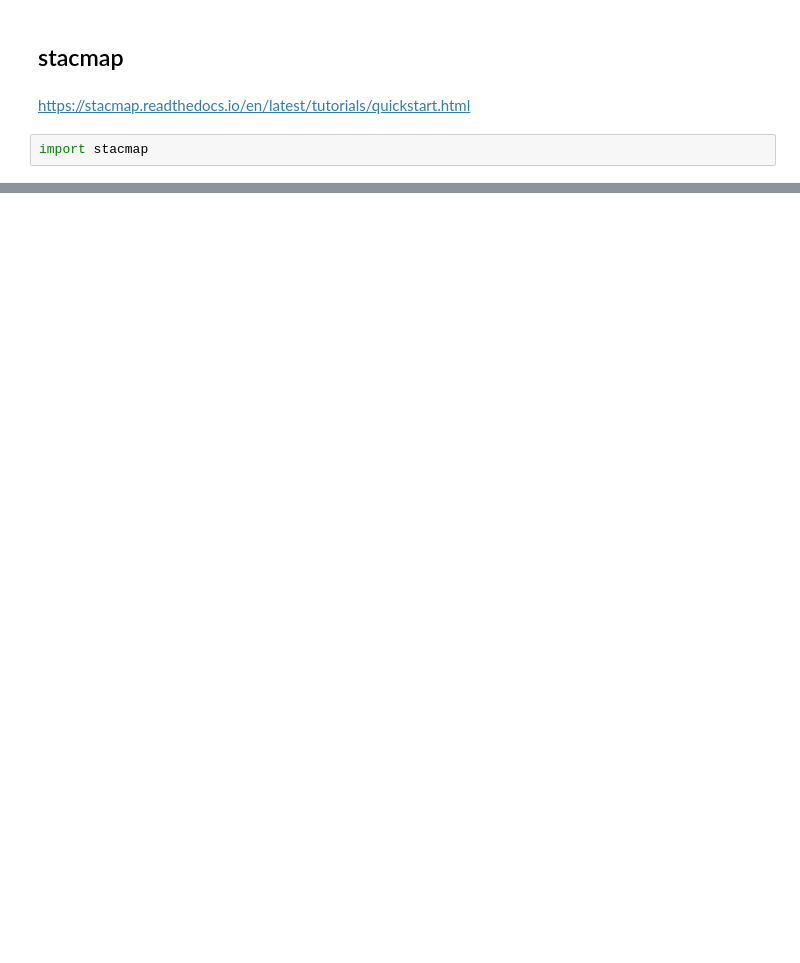
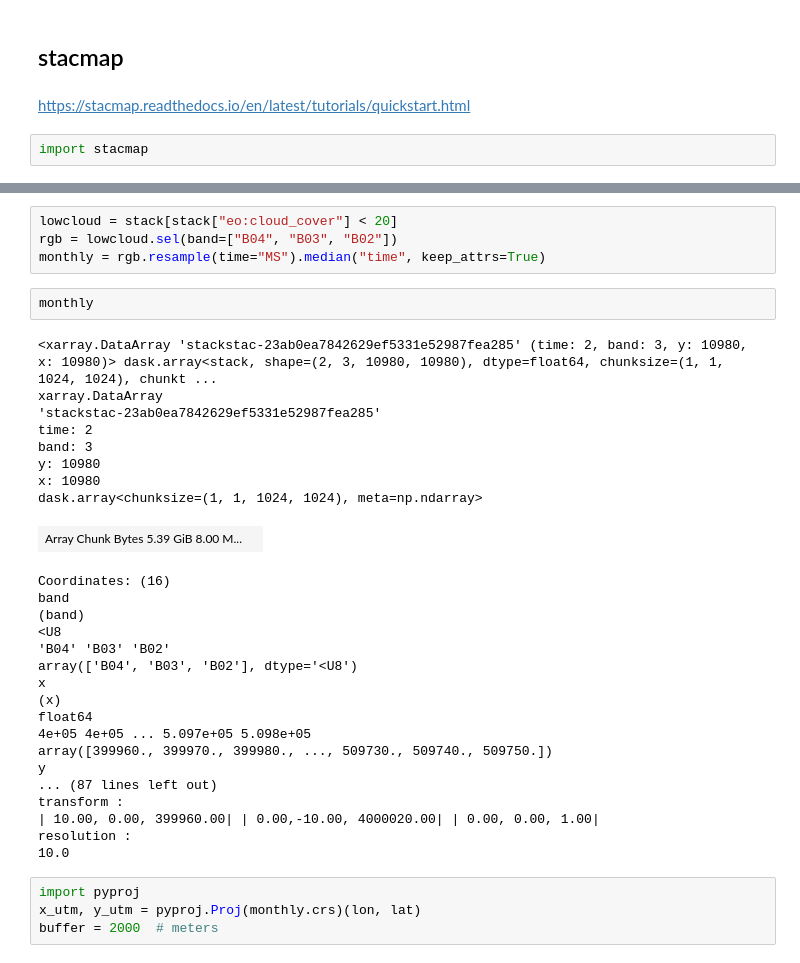
Before and after one commit to alabarga/geospatial-python, a Jupyter notebook: workshops/siglibre-2023/notebooks/3_STAC.ipynb, the cells around one changed output, grey strips where cells are left out. Drawn from its saved outputs; the diff is of its cells as text; blank space fills up the shorter version.

```diff
--- a/workshops/siglibre-2023/notebooks/3_STAC.ipynb
+++ b/workshops/siglibre-2023/notebooks/3_STAC.ipynb
@@ -87,0 +105,37 @@ stacmap.explore(
+# %%
+lowcloud = stack[stack["eo:cloud_cover"] < 20]
+rgb = lowcloud.sel(band=["B04", "B03", "B02"])
+monthly = rgb.resample(time="MS").median("time", keep_attrs=True)
+# %%
+monthly
+# %% [output]
+<xarray.DataArray 'stackstac-23ab0ea7842629ef5331e52987fea285' (time: 2, band: 3, y: 10980, x: 10980)> dask.array<stack, shape=(2, 3, 10980, 10980), dtype=float64, chunksize=(1, 1, 1024, 1024), chunkt ...
+xarray.DataArray
+'stackstac-23ab0ea7842629ef5331e52987fea285'
+time: 2
+band: 3
+y: 10980
+x: 10980
+dask.array<chunksize=(1, 1, 1024, 1024), meta=np.ndarray>
+| Array Chunk Bytes 5.39 GiB 8.00 M... |  |
+Coordinates: (16)
+band
+(band)
+<U8
+'B04' 'B03' 'B02'
+array(['B04', 'B03', 'B02'], dtype='<U8')
+x
+(x)
+float64
+4e+05 4e+05 ... 5.097e+05 5.098e+05
+array([399960., 399970., 399980., ..., 509730., 509740., 509750.])
+y
+... (87 lines left out)
+transform :
+| 10.00, 0.00, 399960.00| | 0.00,-10.00, 4000020.00| | 0.00, 0.00, 1.00|
+resolution :
+10.0
+# %%
+import pyproj
+x_utm, y_utm = pyproj.Proj(monthly.crs)(lon, lat)
+buffer = 2000  # meters
```
Also changed, not shown: parts of 21 cells of this notebook, 13 other files.
